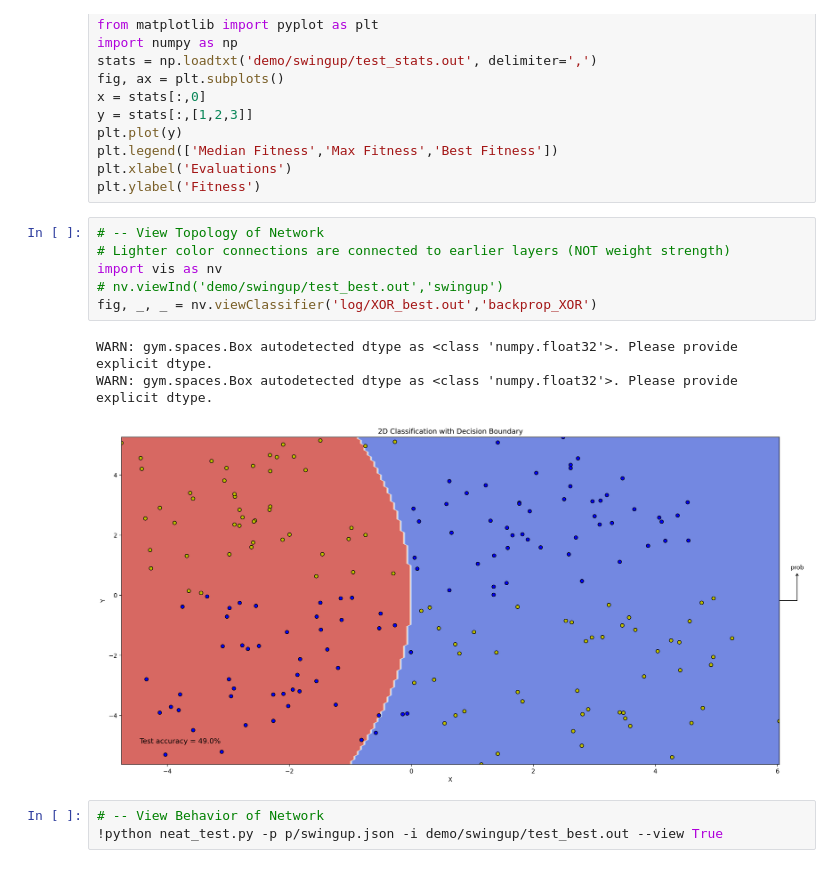
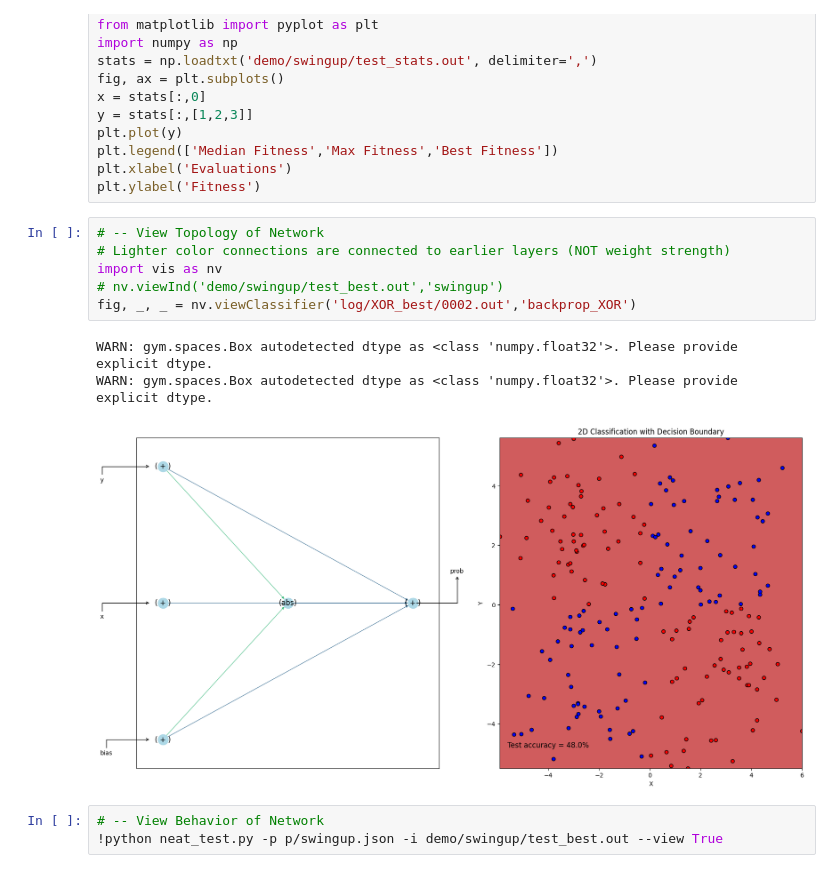
Before and after one commit to mydcxiao/BackpropNEAT_Gym, a Jupyter notebook: prettyNEAT_demo.ipynb, the cells around one changed output. Cells and saved outputs as stored; diff of their text form.

```diff
--- a/prettyNEAT_demo.ipynb
+++ b/prettyNEAT_demo.ipynb
@@ -27,13 +27,13 @@ plt.ylabel('Fitness')
 # %%
 # -- View Topology of Network
 # Lighter color connections are connected to earlier layers (NOT weight strength)
 import vis as nv
 # nv.viewInd('demo/swingup/test_best.out','swingup')
-fig, _, _ = nv.viewClassifier('log/XOR_best.out','backprop_XOR')
+fig, _, _ = nv.viewClassifier('log/XOR_best/0002.out','backprop_XOR')
 # %% [output]
 WARN: gym.spaces.Box autodetected dtype as <class 'numpy.float32'>. Please provide explicit dtype.
 WARN: gym.spaces.Box autodetected dtype as <class 'numpy.float32'>. Please provide explicit dtype.
-[figure, old version]
+[figure, new version]
 # %%
 # -- View Behavior of Network
 !python neat_test.py -p p/swingup.json -i demo/swingup/test_best.out --view True
```
Also changed, not shown: 2 other files.
